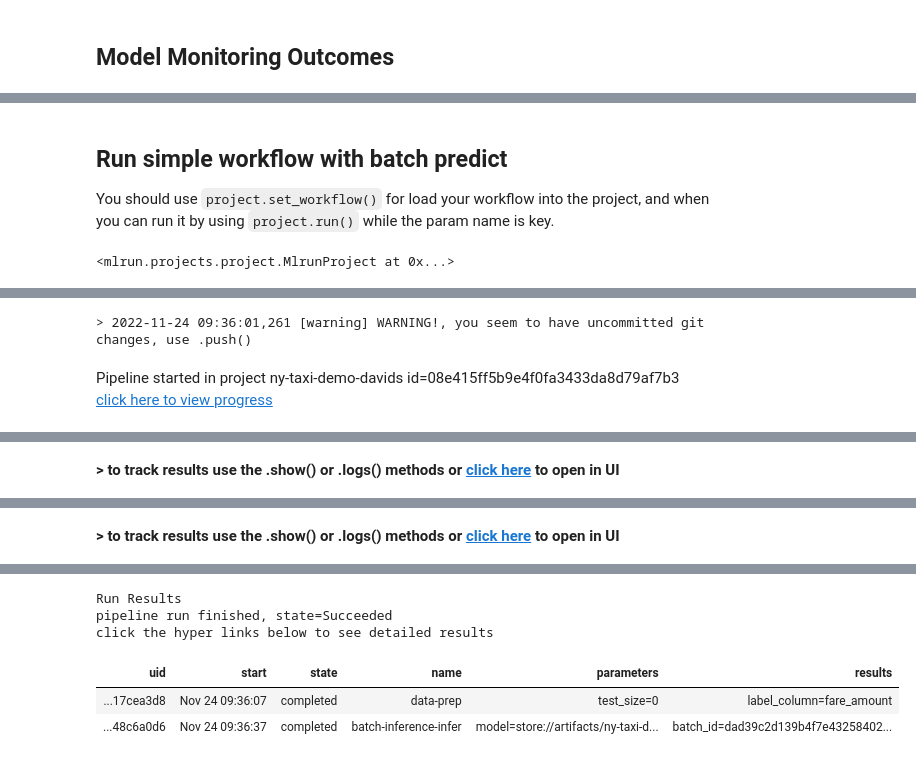
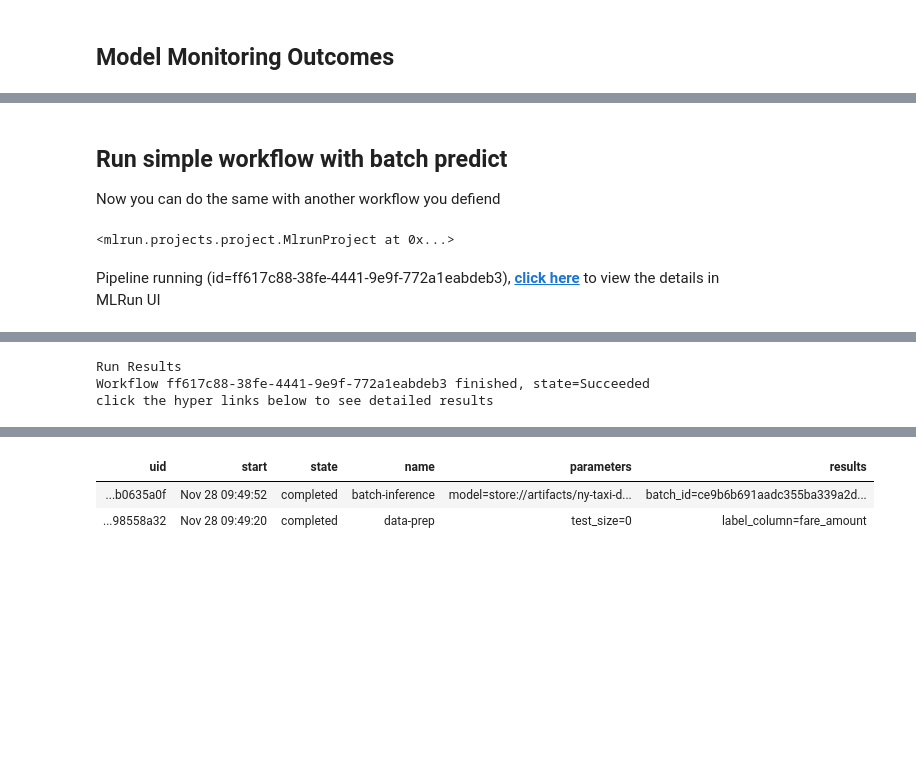
Before and after one commit to yaronha/nyc-taxi-demo, a Jupyter notebook: 03-automation-monitoring.ipynb, the cells around one changed output, grey strips where cells are left out. Cells and saved outputs as stored; diff of their text form; code cells hidden in the pictures; blank space fills up the shorter version.

```diff
--- a/03-automation-monitoring.ipynb
+++ b/03-automation-monitoring.ipynb
@@ -21,4 +21,5 @@ project = mlrun.get_or_create_project(
 # %%
-project.set_function('src/serving_test.py', 'server_tester', image='mlrun/ml-models',
-                     handler='model_server_tester', kind="job")
+project.set_function(name='server_tester', image='mlrun/ml-models',
+                     handler='src.serving_test.model_server_tester', kind="job", with_repo=True)
+project.save()
 # %% [output]
@@ -45,5 +46,6 @@ workflow_run = project.run(
         "project_name": project_name
     },
     watch=True,
+    dirty=True
 )
 # %% [output]
@@ -97,7 +131,7 @@ for i in trange(150):
 <a id="batch-predict"></a>
 ## Run simple workflow with batch predict
 
-You should use `project.set_workflow()` for load your workflow into the project, and when you can run it by using `project.run()` while the param name is key.
+Now you can do the same with another workflow you defiend
 # %%
 # Register the workflow file:
 workflow_name = "predict_workflow"
@@ -115,6 +149,7 @@ workflow_run = project.run(
         "model": str(project.get_artifact('lgbm_ny_taxi').uri),
     },
     watch=True,
-    engine='local'
+    dirty=True
 )
 # %% [output]
+Pipeline running (id=ff617c88-38fe-4441-9e9f-772a1eabdeb3), click here to view the details in MLRun UI
@@ -121,3 +157,3 @@ workflow_run = project.run(
-> 2022-11-24 09:36:01,261 [warning] WARNING!, you seem to have uncommitted git changes, use .push()
+Run Results
+Workflow ff617c88-38fe-4441-9e9f-772a1eabdeb3 finished, state=Succeeded
+click the hyper links below to see detailed results
-Pipeline started in project ny-taxi-demo-davids id=08e415ff5b9e4f0fa3433da8d79af7b3
-click here to view progress
@@ -129 +159,0 @@ final state: completed
-> to track results use the .show() or .logs() methods or click here to open in UI
@@ -142 +159,0 @@ final state: completed
-> to track results use the .show() or .logs() methods or click here to open in UI
@@ -144,6 +160,3 @@ final state: completed
-Run Results
-pipeline run finished, state=Succeeded
-click the hyper links below to see detailed results
 | uid | start | state | name | parameters | results |
-| ...17cea3d8 | Nov 24 09:36:07 | completed | data-prep | test_size=0 | label_column=fare_amount |
-| ...48c6a0d6 | Nov 24 09:36:37 | completed | batch-inference-infer | model=store://artifacts/ny-taxi-d... | batch_id=dad39c2d139b4f7e43258402... |
+| ...b0635a0f | Nov 28 09:49:52 | completed | batch-inference | model=store://artifacts/ny-taxi-d... | batch_id=ce9b6b691aadc355ba339a2d... |
+| ...98558a32 | Nov 28 09:49:20 | completed | data-prep | test_size=0 | label_column=fare_amount |
```
Also changed, not shown: parts of 18 cells of this notebook, 3 other files.
